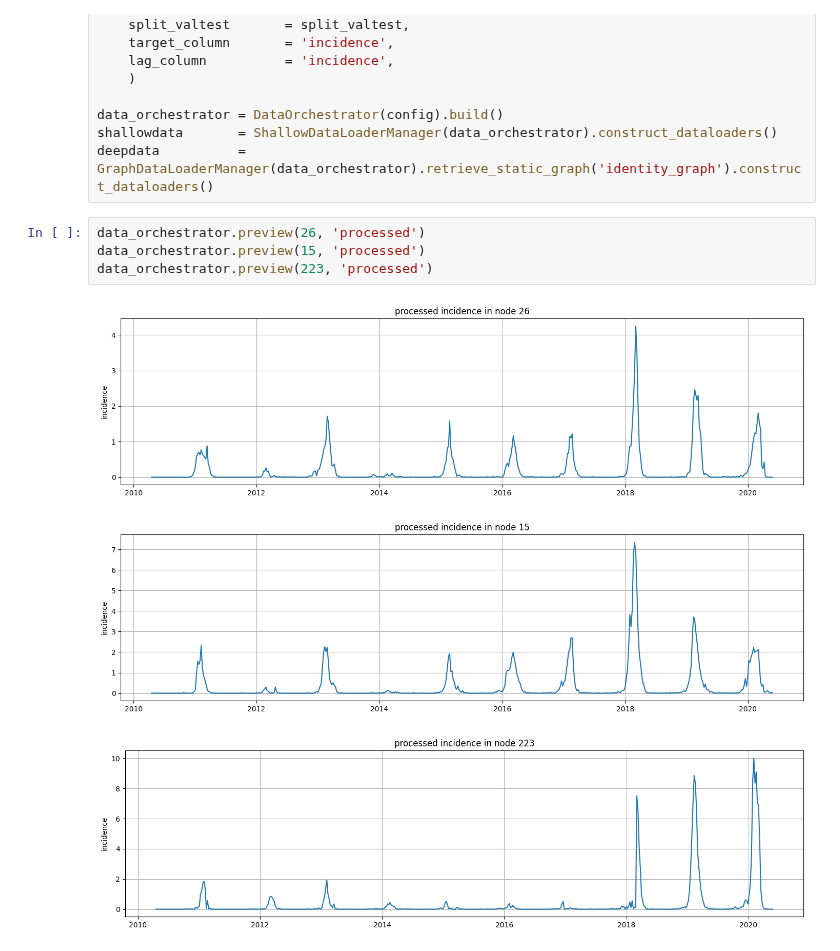
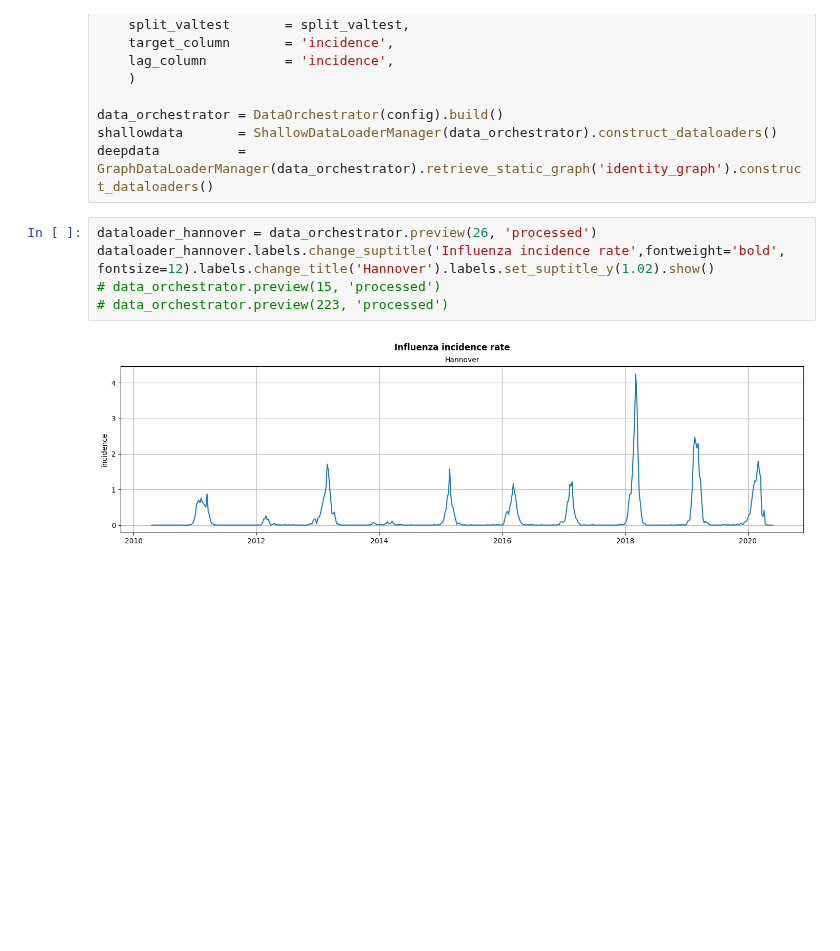
Before and after one commit to stends2001/infectious_disease_gnn, a Jupyter notebook: src/notebooks/2. Baseline.ipynb, the cells around one changed output. Saved outputs shown, nothing was run; the diff lists cells and outputs as text; blank space fills up the shorter version.

```diff
--- a/src/notebooks/2. Baseline.ipynb
+++ b/src/notebooks/2. Baseline.ipynb
@@ -39,13 +39,12 @@ data_orchestrator = DataOrchestrator(config).build()
 shallowdata       = ShallowDataLoaderManager(data_orchestrator).construct_dataloaders()
 deepdata          = GraphDataLoaderManager(data_orchestrator).retrieve_static_graph('identity_graph').construct_dataloaders()
 # %%
-data_orchestrator.preview(26, 'processed')
-data_orchestrator.preview(15, 'processed')
-data_orchestrator.preview(223, 'processed')
+dataloader_hannover = data_orchestrator.preview(26, 'processed')
+dataloader_hannover.labels.change_suptitle('Influenza incidence rate',fontweight='bold', fontsize=12).labels.change_title('Hannover').labels.set_suptitle_y(1.02).show()
+# data_orchestrator.preview(15, 'processed')
+# data_orchestrator.preview(223, 'processed')
 # %% [output]
-[figure, old version]
+[figure, new version]
-[figure, removed]
-[figure, removed]
 # %%
 v = -1
 persistence = PersistenceModel(shallowdata, verbose = v)
```
Also changed, not shown: parts of 6 cells of this notebook, 14 other files.
